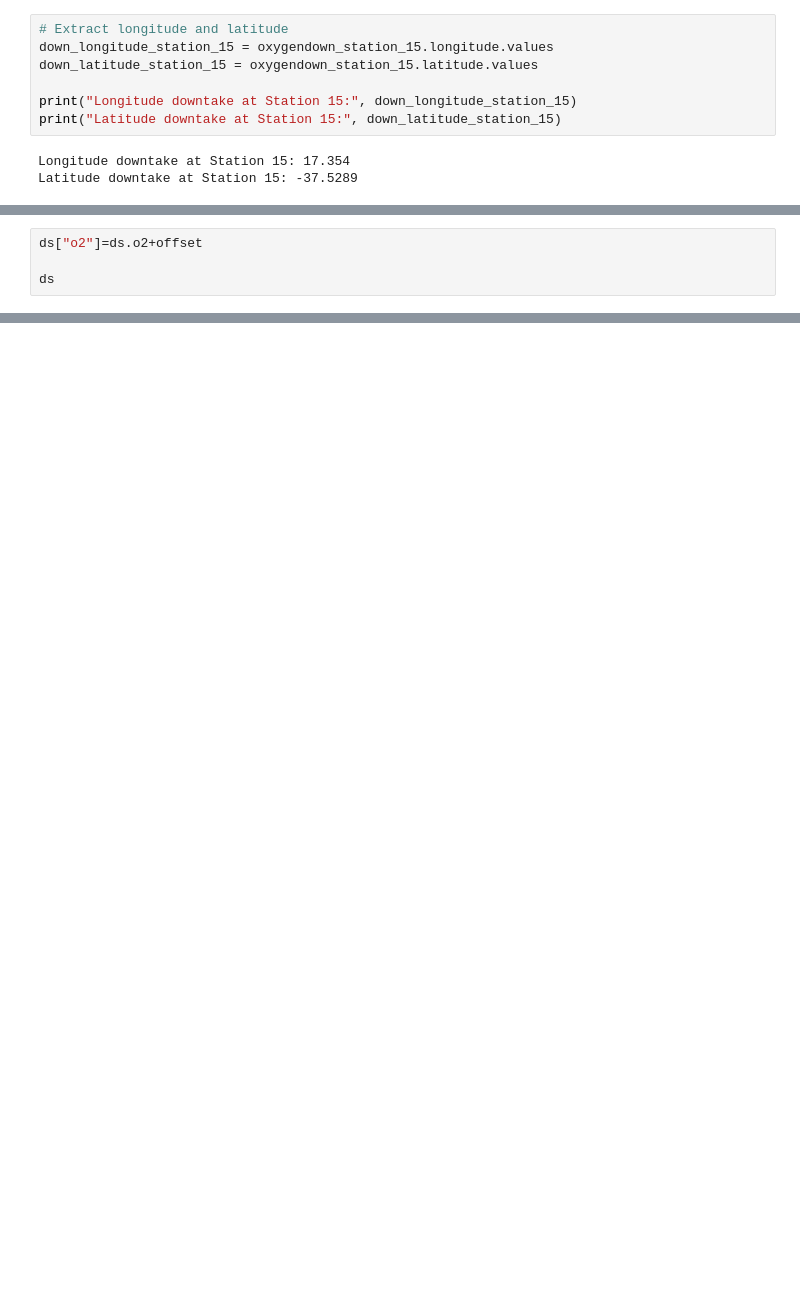
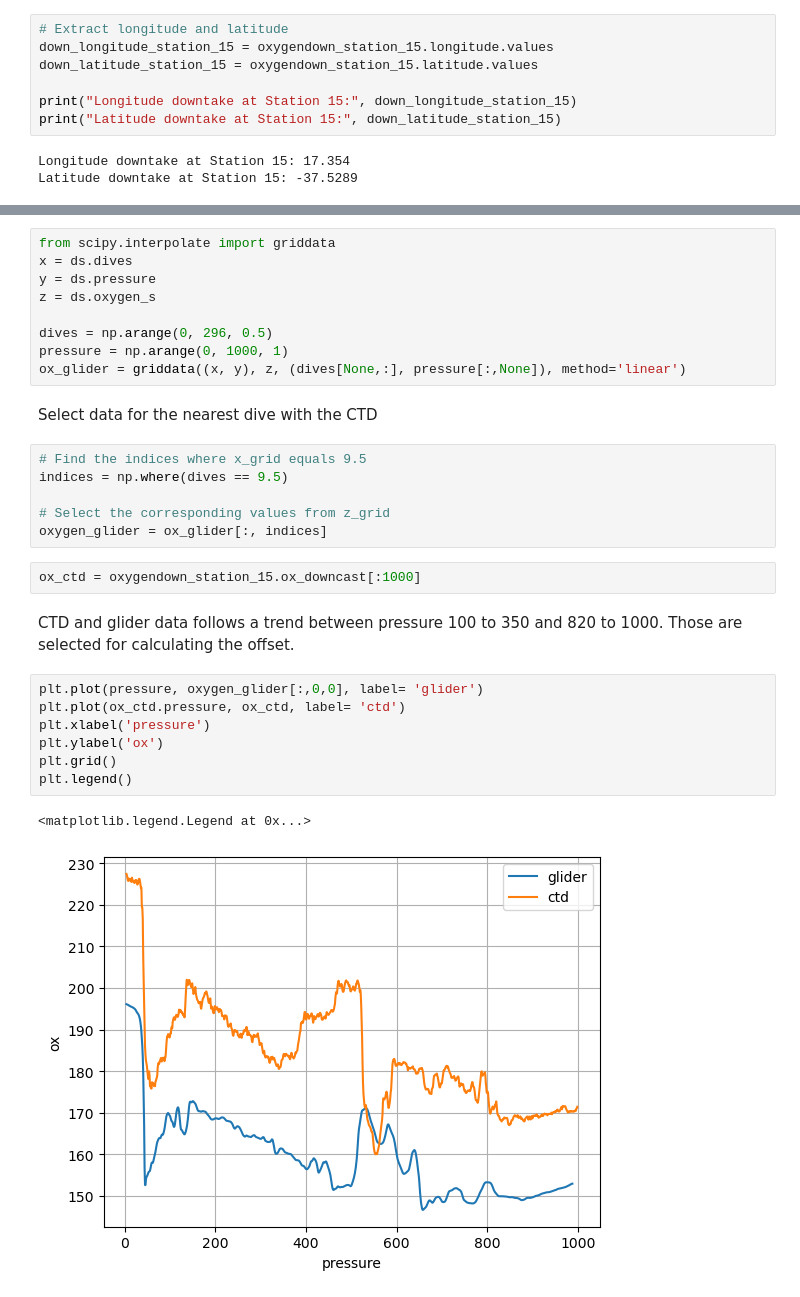
Before and after one commit to renskekoets/Ventilation_Cape_Basin, a Jupyter notebook: calibration ctd.ipynb, the cells around one changed output, grey strips where cells are left out. Cells and saved outputs as stored; diff of their text form; blank space fills up the shorter version.

```diff
--- a/calibration ctd.ipynb
+++ b/calibration ctd.ipynb
@@ -695,4 +278,0 @@ offset
-# %%
-ds["o2"]=ds.o2+offset
-
-ds
@@ -734,0 +321,31 @@ filtered_data.to_netcdf('ds_calibrated.nc')
+# %%
+from scipy.interpolate import griddata
+x = ds.dives
+y = ds.pressure
+z = ds.oxygen_s
+
+dives = np.arange(0, 296, 0.5)
+pressure = np.arange(0, 1000, 1)
+ox_glider = griddata((x, y), z, (dives[None,:], pressure[:,None]), method='linear')
+# %% [markdown]
+Select data for the nearest dive with the CTD
+# %%
+# Find the indices where x_grid equals 9.5
+indices = np.where(dives == 9.5)
+
+# Select the corresponding values from z_grid
+oxygen_glider = ox_glider[:, indices]
+# %%
+ox_ctd = oxygendown_station_15.ox_downcast[:1000]
+# %% [markdown]
+CTD and glider data follows a trend between pressure 100 to 350 and 820 to 1000. Those are selected for calculating the offset.
+# %%
+plt.plot(pressure, oxygen_glider[:,0,0], label= 'glider')
+plt.plot(ox_ctd.pressure, ox_ctd, label= 'ctd')
+plt.xlabel('pressure')
+plt.ylabel('ox')
+plt.grid()
+plt.legend()
+# %% [output]
+<matplotlib.legend.Legend at 0x...>
+[figure, added]
```
Also changed, not shown: parts of 67 cells of this notebook, 1 other file.
